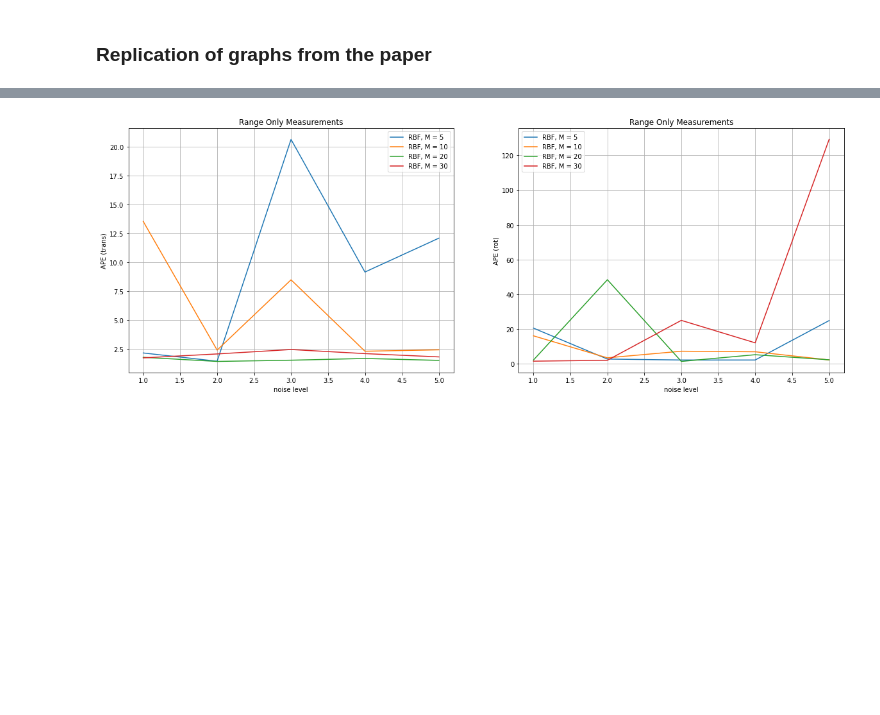
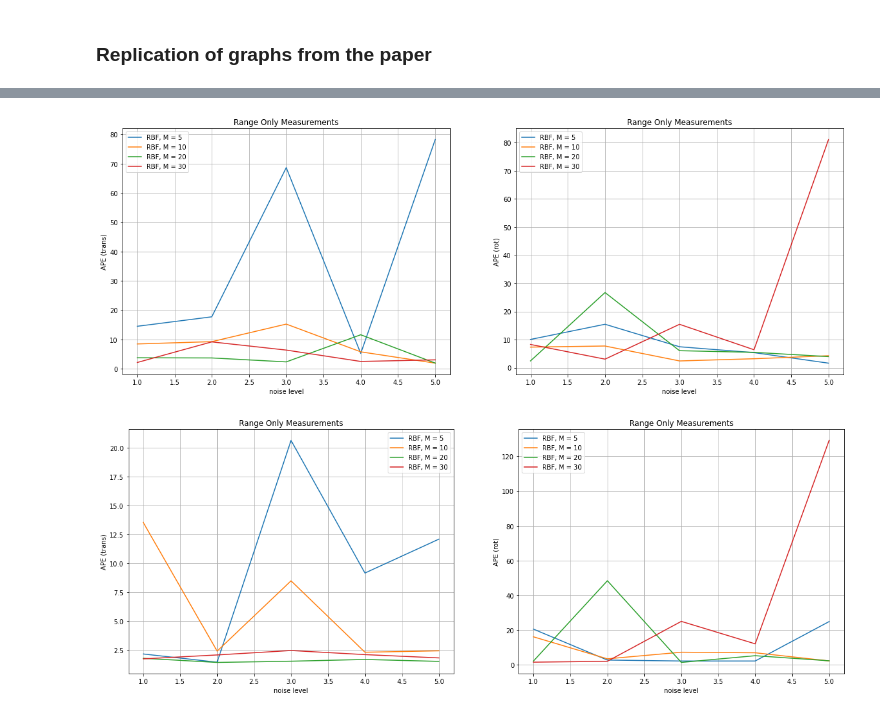
Before and after one commit to sverdoot/random-fourier-features-slam, a Jupyter notebook: src/experiments.ipynb, the cells around one changed output, grey strips where cells are left out. Drawn from its saved outputs; the diff is of its cells as text; code cells hidden in the pictures; blank space fills up the shorter version.

```diff
--- a/src/experiments.ipynb
+++ b/src/experiments.ipynb
@@ -102,3 +172,24 @@ for noise in [1, 2, 3, 4, 5]:
+# %%
+fig, ax = plt.subplots(1, 2, figsize = (20, 7))
+num_landm = [5, 10, 20, 30]
+
+noise = np.arange(1, 6)
+for i in range(results_trans.shape[1]):
+    ax[0].plot(noise, results_trans[:, i], label = 'RBF, M = ' + str(num_landm[i]))
+    ax[0].legend()
+    ax[0].grid('black')
+    ax[0].set_xlabel('noise level')
+    ax[0].set_ylabel('APE (trans)')
+    ax[0].set_title('Range Only Measurements')
+
+    ax[1].plot(noise, results_rot[:, i], label = 'RBF, M = ' + str(num_landm[i]))
+    ax[1].legend()
+    ax[1].grid('black')
+    ax[1].set_xlabel('noise level')
+    ax[1].set_ylabel('APE (rot)')
+    ax[1].set_title('Range Only Measurements')
+# %% [output]
+[figure, added]
 # %%
 fig, ax = plt.subplots(1, 2, figsize = (20, 7))
 num_landm = [5, 10, 20, 30]
```
Also changed, not shown: parts of 2 cells of this notebook, 10 other files.
